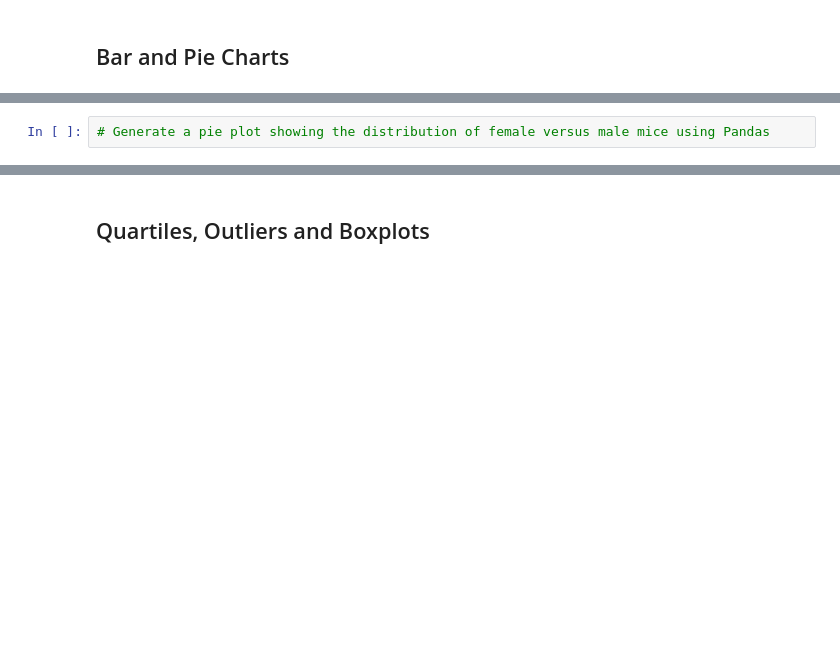
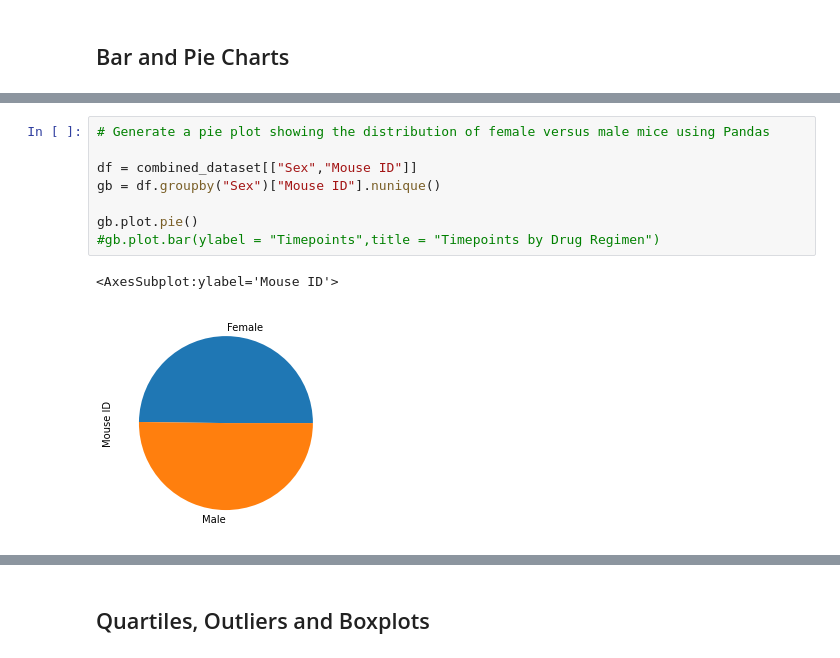
Before and after one commit to colinscampbell/matplotlib-challenge, a Jupyter notebook: pymaceuticals_starter.ipynb, the cells around one changed output, grey strips where cells are left out. Drawn from its saved outputs; the diff is of its cells as text; blank space fills up the shorter version.

```diff
--- a/pymaceuticals_starter.ipynb
+++ b/pymaceuticals_starter.ipynb
@@ -148,4 +161,13 @@ yvalues = [0,1,2]
 # %%
 # Generate a pie plot showing the distribution of female versus male mice using Pandas
+
+df = combined_dataset[["Sex","Mouse ID"]]
+gb = df.groupby("Sex")["Mouse ID"].nunique()
+
+gb.plot.pie()
+#gb.plot.bar(ylabel = "Timepoints",title = "Timepoints by Drug Regimen")
+# %% [output]
+<AxesSubplot:ylabel='Mouse ID'>
+[figure, added]
 # %%
 # Generate a pie plot showing the distribution of female versus male mice using pyplot
```
Also changed, not shown: parts of 8 cells of this notebook, 1 other file.
